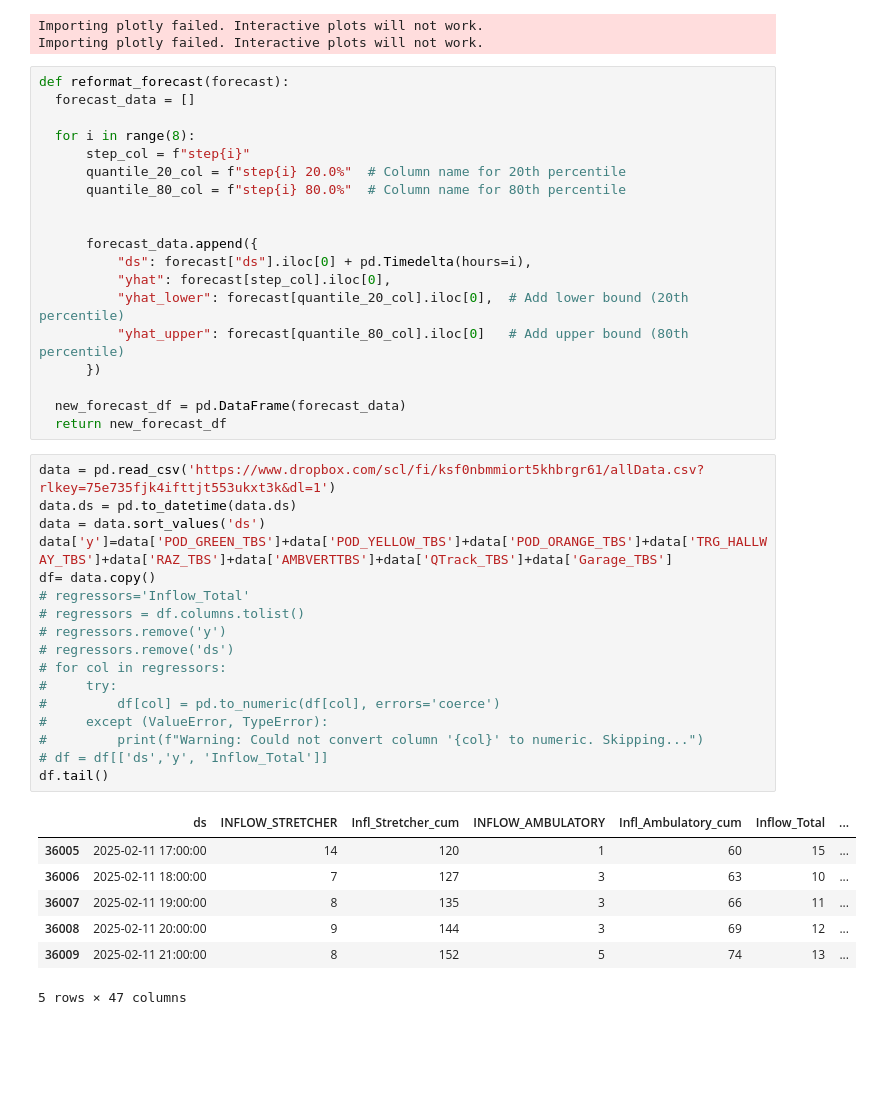
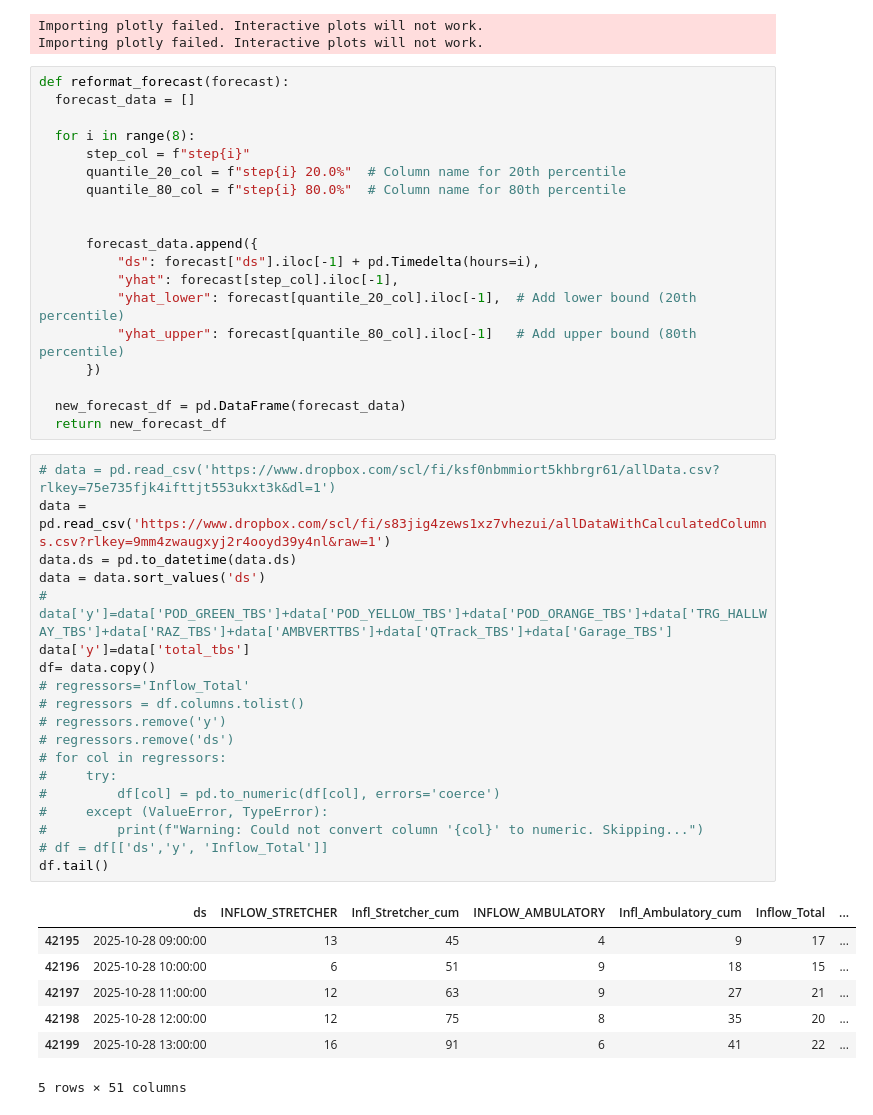
Before and after one commit to drdevinhopkins/ed-flow-2023, a Jupyter notebook: notebooks/total_tbs_np.ipynb, the cells around one changed output. Saved outputs shown, nothing was run; the diff lists cells and outputs as text; blank space fills up the shorter version.

```diff
--- a/notebooks/total_tbs_np.ipynb
+++ b/notebooks/total_tbs_np.ipynb
@@ -24,39 +24,41 @@ def reformat_forecast(forecast):
 
 
       forecast_data.append({
-          "ds": forecast["ds"].iloc[0] + pd.Timedelta(hours=i),
-          "yhat": forecast[step_col].iloc[0],
-          "yhat_lower": forecast[quantile_20_col].iloc[0],  # Add lower bound (20th percentile)
-          "yhat_upper": forecast[quantile_80_col].iloc[0]   # Add upper bound (80th percentile)
+          "ds": forecast["ds"].iloc[-1] + pd.Timedelta(hours=i),
+          "yhat": forecast[step_col].iloc[-1],
+          "yhat_lower": forecast[quantile_20_col].iloc[-1],  # Add lower bound (20th percentile)
+          "yhat_upper": forecast[quantile_80_col].iloc[-1]   # Add upper bound (80th percentile)
       })
 
   new_forecast_df = pd.DataFrame(forecast_data)
   return new_forecast_df
 # %%
-data = pd.read_csv('https://www.dropbox.com/scl/fi/ksf0nbmmiort5khbrgr61/allData.csv?rlkey=75e735fjk4ifttjt553ukxt3k&dl=1')
+# data = pd.read_csv('https://www.dropbox.com/scl/fi/ksf0nbmmiort5khbrgr61/allData.csv?rlkey=75e735fjk4ifttjt553ukxt3k&dl=1')
+data = pd.read_csv('https://www.dropbox.com/scl/fi/s83jig4zews1xz7vhezui/allDataWithCalculatedColumns.csv?rlkey=9mm4zwaugxyj2r4ooyd39y4nl&raw=1')
 data.ds = pd.to_datetime(data.ds)
 data = data.sort_values('ds')
-data['y']=data['POD_GREEN_TBS']+data['POD_YELLOW_TBS']+data['POD_ORANGE_TBS']+data['TRG_HALLWAY_TBS']+data['RAZ_TBS']+data['AMBVERTTBS']+data['QTrack_TBS']+data['Garage_TBS']
+# data['y']=data['POD_GREEN_TBS']+data['POD_YELLOW_TBS']+data['POD_ORANGE_TBS']+data['TRG_HALLWAY_TBS']+data['RAZ_TBS']+data['AMBVERTTBS']+data['QTrack_TBS']+data['Garage_TBS']
+data['y']=data['total_tbs']
 df= data.copy()
 # regressors='Inflow_Total'
 # regressors = df.columns.tolist()
 # regressors.remove('y')
 # regressors.remove('ds')
 # for col in regressors:
 #     try:
 #         df[col] = pd.to_numeric(df[col], errors='coerce')
 #     except (ValueError, TypeError):
 #         print(f"Warning: Could not convert column '{col}' to numeric. Skipping...")
 # df = df[['ds','y', 'Inflow_Total']]
 df.tail()
 # %% [output]
 |  | ds | INFLOW_STRETCHER | Infl_Stretcher_cum | INFLOW_AMBULATORY | Infl_Ambulatory_cum | Inflow_Total | ... |
-| 36005 | 2025-02-11 17:00:00 | 14 | 120 | 1 | 60 | 15 | ... |
-| 36006 | 2025-02-11 18:00:00 | 7 | 127 | 3 | 63 | 10 | ... |
-| 36007 | 2025-02-11 19:00:00 | 8 | 135 | 3 | 66 | 11 | ... |
-| 36008 | 2025-02-11 20:00:00 | 9 | 144 | 3 | 69 | 12 | ... |
-| 36009 | 2025-02-11 21:00:00 | 8 | 152 | 5 | 74 | 13 | ... |
+| 42195 | 2025-10-28 09:00:00 | 13 | 45 | 4 | 9 | 17 | ... |
+| 42196 | 2025-10-28 10:00:00 | 6 | 51 | 9 | 18 | 15 | ... |
+| 42197 | 2025-10-28 11:00:00 | 12 | 63 | 9 | 27 | 21 | ... |
+| 42198 | 2025-10-28 12:00:00 | 12 | 75 | 8 | 35 | 20 | ... |
+| 42199 | 2025-10-28 13:00:00 | 16 | 91 | 6 | 41 | 22 | ... |
-5 rows × 47 columns
+5 rows × 51 columns
 # %%
 params = {
     'growth':'off',
```
Also changed, not shown: parts of 5 cells of this notebook, 5 other files.
